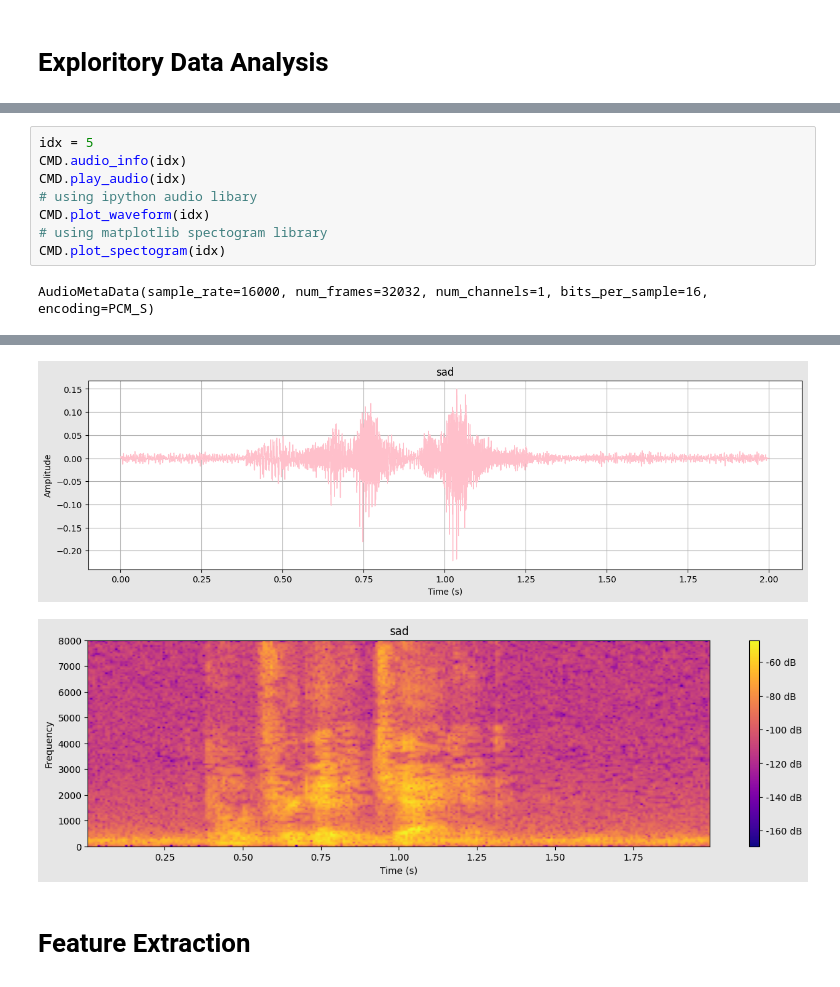
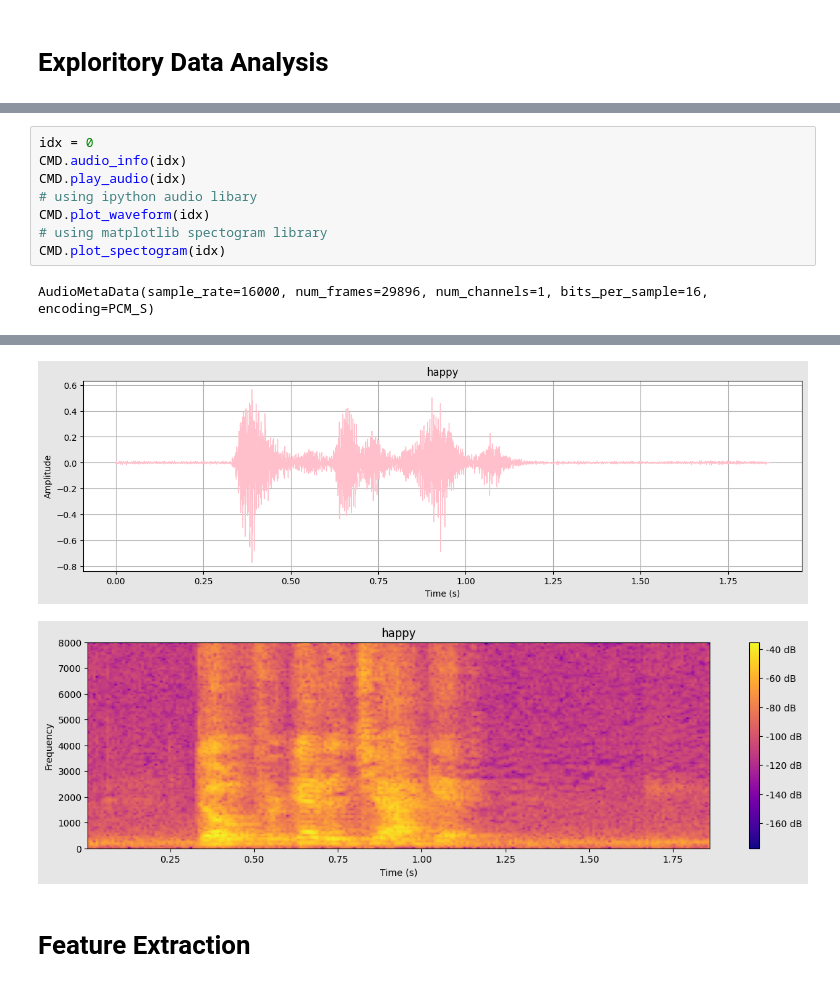
Before and after one commit to satria-ui/TugasAkhir2023, a Jupyter notebook: script/main.ipynb, the cells around one changed output, grey strips where cells are left out. Saved outputs shown, nothing was run; the diff lists cells and outputs as text.

```diff
--- a/script/main.ipynb
+++ b/script/main.ipynb
@@ -132,16 +143,16 @@ sns.histplot(dataset.Emotions, color='#F19C0E')
 # %%
-idx = 5
+idx = 0
 CMD.audio_info(idx)
 CMD.play_audio(idx)
 # using ipython audio libary
 CMD.plot_waveform(idx)
 # using matplotlib spectogram library
 CMD.plot_spectogram(idx)
 # %% [output]
-AudioMetaData(sample_rate=16000, num_frames=32032, num_channels=1, bits_per_sample=16, encoding=PCM_S)
+AudioMetaData(sample_rate=16000, num_frames=29896, num_channels=1, bits_per_sample=16, encoding=PCM_S)
 [interactive output not drawn]
-[figure, old version]
+[figure, new version]
-[figure, old version]
+[figure, new version]
 # %% [markdown]
 # Feature Extraction
 # %% [markdown]
```
Also changed, not shown: parts of 35 cells of this notebook, 5 other files.
